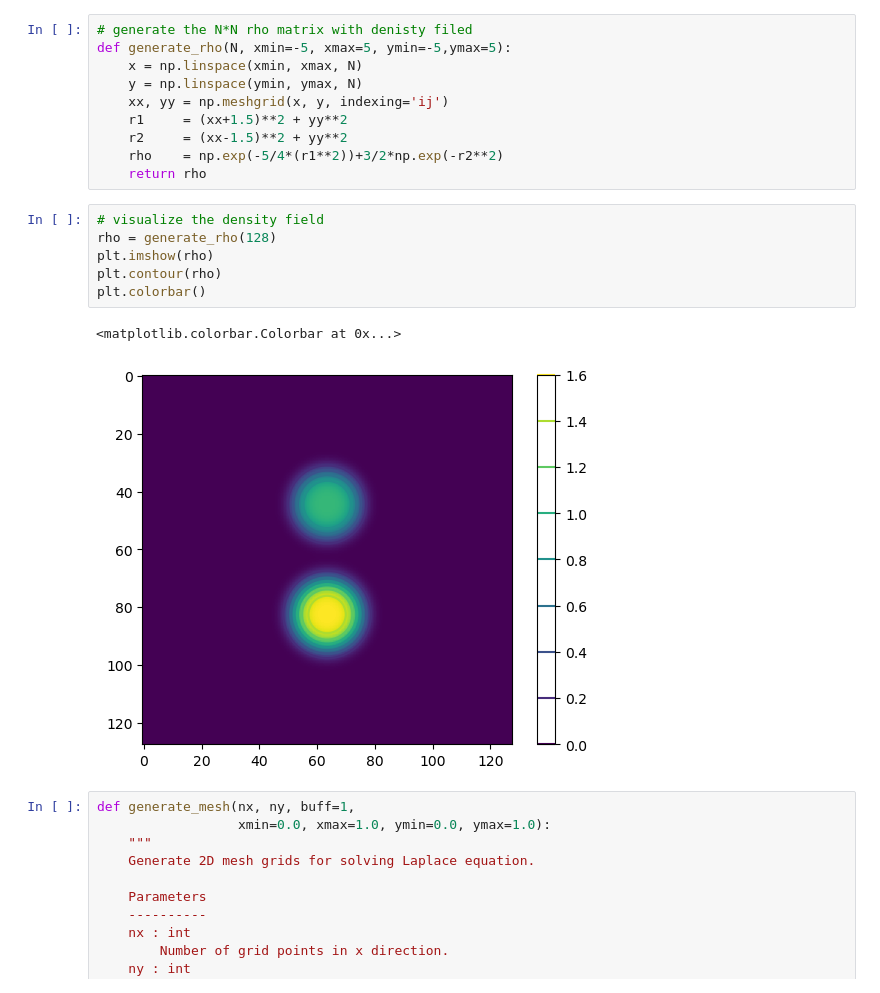
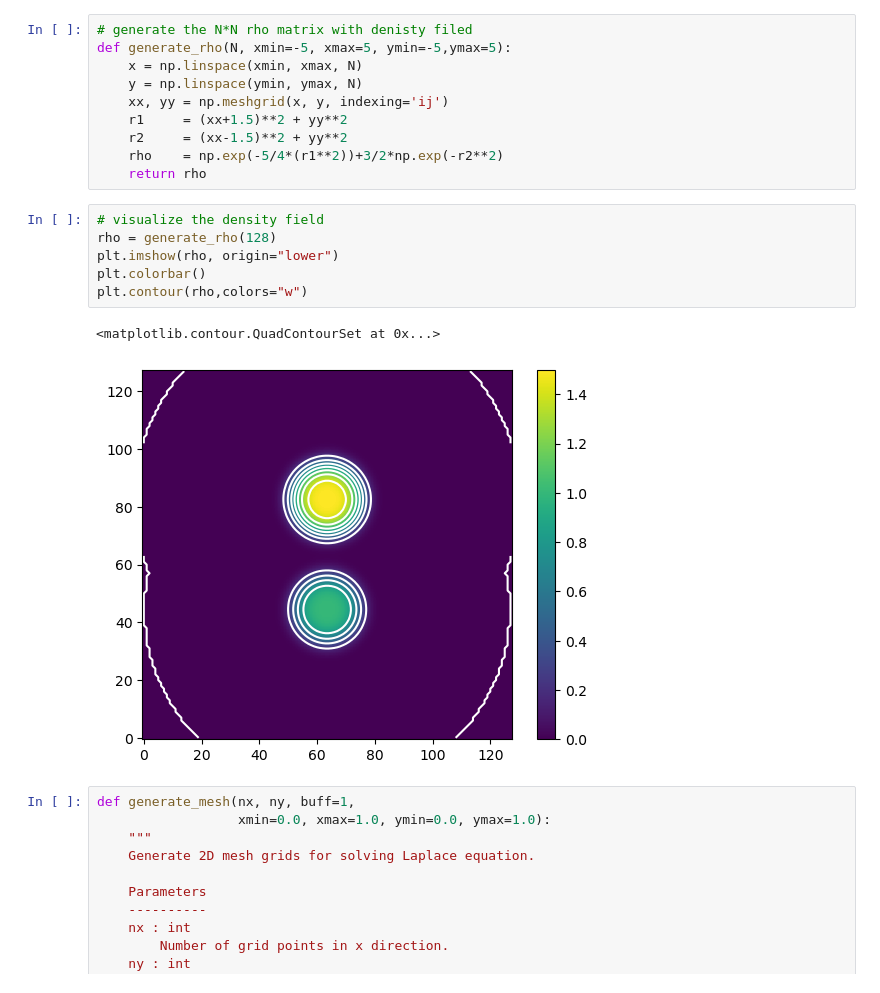
Before and after one commit to ricky4280/computationalPhysics-112, a Jupyter notebook: project3/HW3/HW3.ipynb, the cells around one changed output. Drawn from its saved outputs; the diff is of its cells as text.

```diff
--- a/project3/HW3/HW3.ipynb
+++ b/project3/HW3/HW3.ipynb
@@ -147,12 +142,12 @@ def generate_rho(N, xmin=-5, xmax=5, ymin=-5,ymax=5):
 # %%
 # visualize the density field
 rho = generate_rho(128)
-plt.imshow(rho)
-plt.contour(rho)
+plt.imshow(rho, origin="lower")
 plt.colorbar()
+plt.contour(rho,colors="w")
 # %% [output]
-<matplotlib.colorbar.Colorbar at 0x...>
+<matplotlib.contour.QuadContourSet at 0x...>
-[figure, old version]
+[figure, new version]
 # %%
 def generate_mesh(nx, ny, buff=1,
                   xmin=0.0, xmax=1.0, ymin=0.0, ymax=1.0):
```
Also changed, not shown: parts of 5 cells of this notebook, 2 other files.
